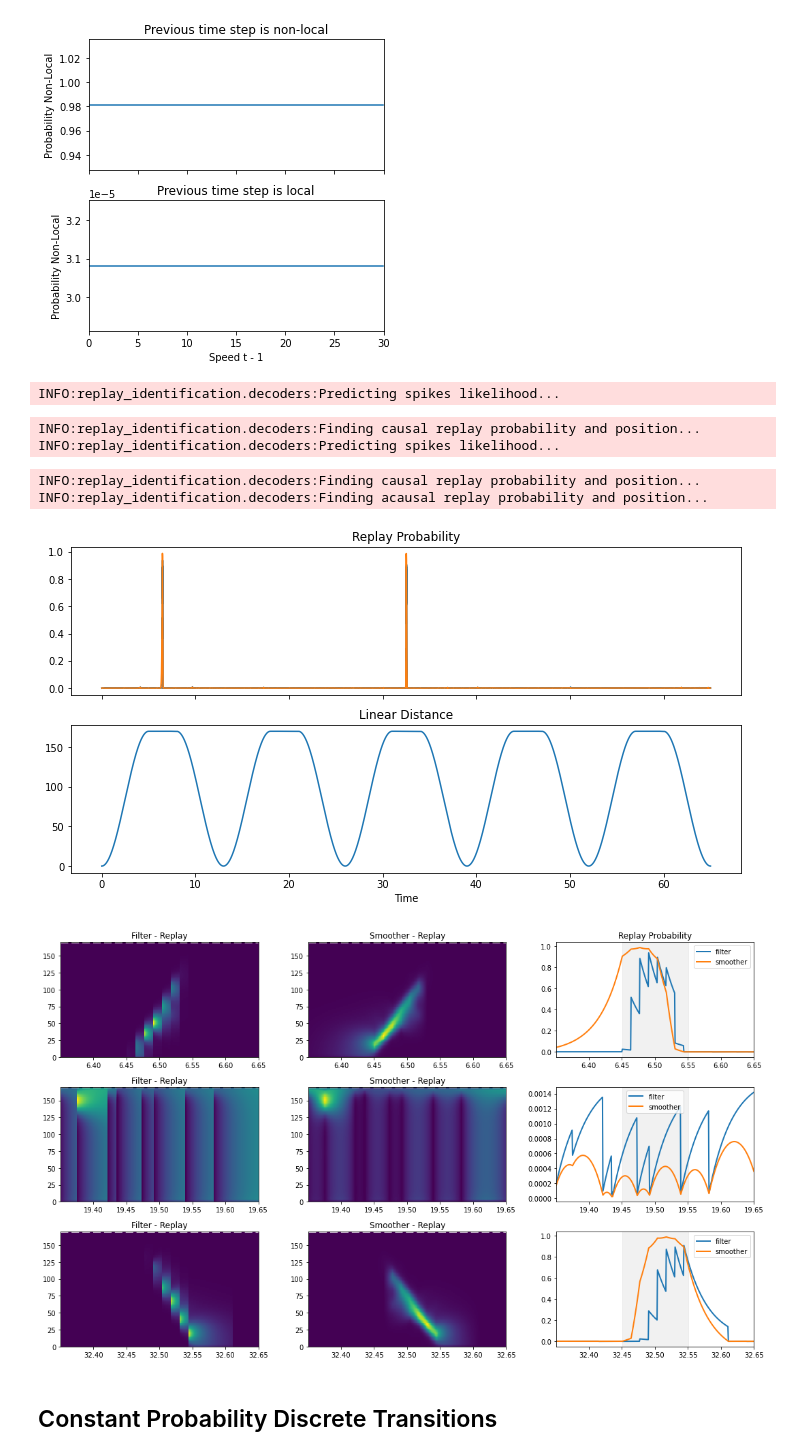
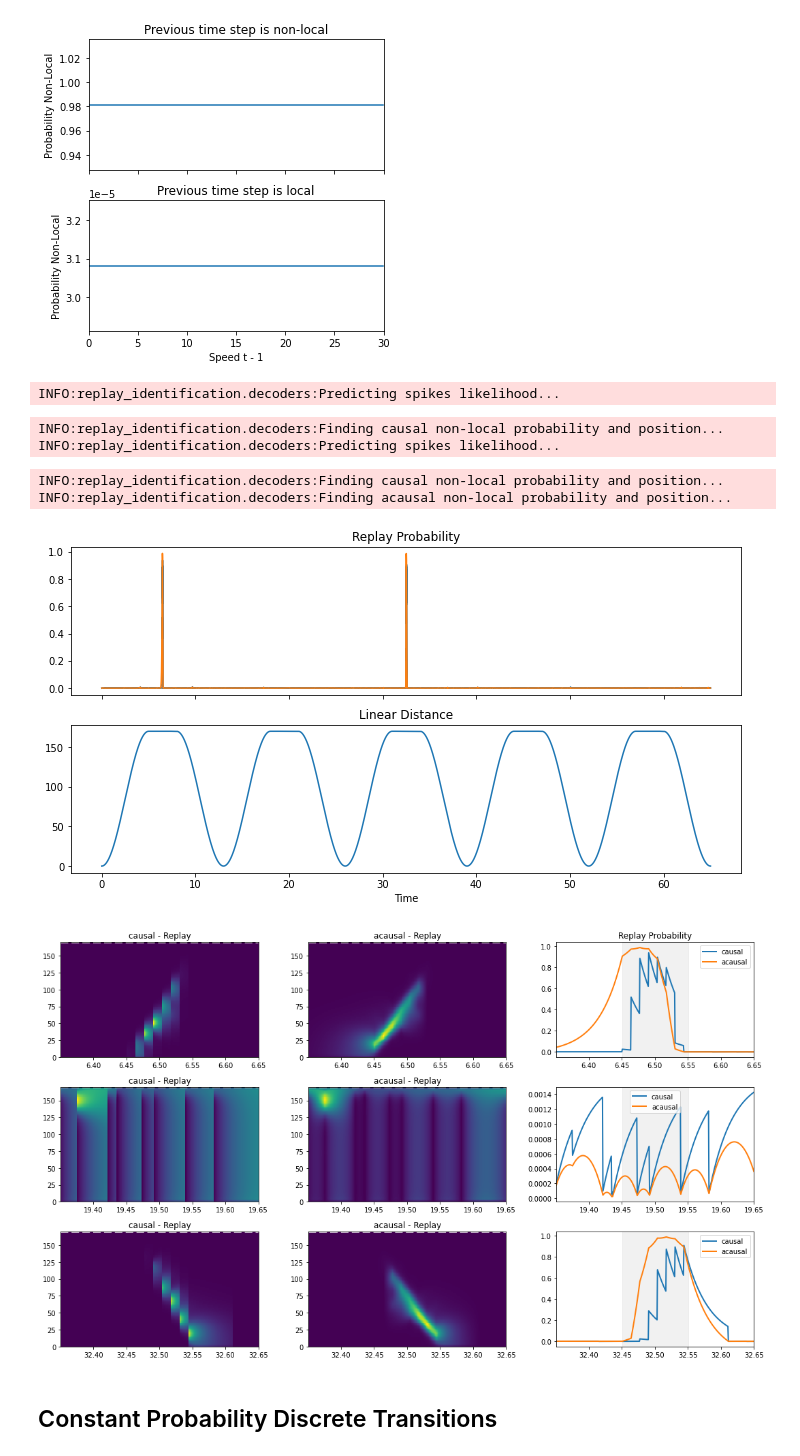
Before and after one commit to Eden-Kramer-Lab/replay_identification, a Jupyter notebook: notebooks/Test_Simulated_Data.ipynb, the cells around one changed output. Cells and saved outputs as stored; diff of their text form; code cells hidden in the pictures.

```diff
--- a/notebooks/Test_Simulated_Data.ipynb
+++ b/notebooks/Test_Simulated_Data.ipynb
@@ -608,70 +608,70 @@ plt.xlim((0, 30));
 from replay_identification import ReplayDetector
 from sklearn.neighbors import KernelDensity
 
-filter_results = r.predict(
+causal_results = r.predict(
     speed, linear_distance, power, spikes, time=time, use_likelihoods=['spikes'],
-    use_smoother=False)
+    use_acausal=False)
 
-smoother_results = r.predict(
+acausal_results = r.predict(
     speed, linear_distance, power, spikes, time=time, use_likelihoods=['spikes'],
-    use_smoother=True)
+    use_acausal=True)
 
 fig, axes = plt.subplots(2, 1, sharex=True, figsize=(12, 6))
-axes[0].plot(filter_results.time, filter_results.non_local_probability)
-axes[0].plot(smoother_results.time, smoother_results.non_local_probability)
+axes[0].plot(causal_results.time, causal_results.non_local_probability)
+axes[0].plot(acausal_results.time, acausal_results.non_local_probability)
 axes[0].set_title('Replay Probability')
 axes[1].plot(time, linear_distance)
 axes[1].set_title('Linear Distance')
 axes[-1].set_xlabel('Time');
 # %% [output]
 INFO:replay_identification.decoders:Predicting spikes likelihood...
-INFO:replay_identification.decoders:Finding causal replay probability and position...
+INFO:replay_identification.decoders:Finding causal non-local probability and position...
 INFO:replay_identification.decoders:Predicting spikes likelihood...
-INFO:replay_identification.decoders:Finding causal replay probability and position...
-INFO:replay_identification.decoders:Finding acausal replay probability and position...
+INFO:replay_identification.decoders:Finding causal non-local probability and position...
+INFO:replay_identification.decoders:Finding acausal non-local probability and position...
 [figure]
 # %%
 n_ripples = len(ripple_times)
 fig, axes = plt.subplots(n_ripples, 3, figsize=(15, n_ripples * 3))
-filter_posterior = filter_results.causal_posterior.values
-smoother_posterior = smoother_results.acausal_posterior.values
-filter_probability = filter_results.non_local_probability.values
-smoother_probability = smoother_results.non_local_probability.values
+causal_posterior = causal_results.causal_posterior.values
+acausal_posterior = acausal_results.acausal_posterior.values
+causal_probability = causal_results.non_local_probability.values
+acausal_probability = acausal_results.non_local_probability.values
 offset = 0.100
 place_bin_edges = r.place_bin_edges_
 
 for ax, (start_time, end_time) in zip(axes, ripple_times):
     start_time -= offset
     end_time += offset
     start_ind, end_ind = np.searchsorted(time, [start_time, end_time])
     t, p = np.meshgrid(time[start_ind:end_ind], place_bin_edges)
     xlim = (time[start_ind:end_ind].min(), time[start_ind:end_ind].max())
 
-    ax[0].pcolormesh(t, p, filter_posterior[start_ind:end_ind, 1, :].T);
+    ax[0].pcolormesh(t, p, causal_posterior[start_ind:end_ind, 1, :].T);
     ax[0].plot(time[start_ind:end_ind], linear_distance[start_ind:end_ind],
                linestyle='--', color='white', linewidth=3)
 
-    ax[0].set_title('Filter - Replay');
+    ax[0].set_title('causal - Replay');
     ax[0].set_xlim(xlim)
 
-    ax[1].pcolormesh(t, p, smoother_posterior[start_ind:end_ind, 1, :].T);
+    ax[1].pcolormesh(t, p, acausal_posterior[start_ind:end_ind, 1, :].T);
     ax[1].plot(time[start_ind:end_ind], linear_distance[start_ind:end_ind],
                linestyle='--', color='white', linewidth=3)
-    ax[1].set_title('Smoother - Replay');
+    ax[1].set_title('acausal - Replay');
     ax[1].set_xlim(xlim)
 
-    ax[2].plot(time[start_ind:end_ind], filter_probability[start_ind:end_ind],
-               label='filter', linewidth=2);
-    ax[2].plot(time[start_ind:end_ind], smoother_probability[start_ind:end_ind],
-               label='smoother', linewidth=2);
+    ax[2].plot(time[start_ind:end_ind], causal_probability[start_ind:end_ind],
+               label='causal', linewidth=2);
+    ax[2].plot(time[start_ind:end_ind], acausal_probability[start_ind:end_ind],
+               label='acausal', linewidth=2);
     ax[2].axvspan(start_time + offset, end_time - offset, color='lightgrey', alpha=0.3)
     ax[2].legend()
     ax[2].set_xlim(xlim)
 
 axes[0, -1].set_title('Replay Probability')
 plt.tight_layout()
 # %% [output]
-[figure, old version]
+[figure, new version]
 # %% [markdown]
 ## Constant Probability Discrete Transitions
 # %%
```
Also changed, not shown: parts of 18 cells of this notebook.
